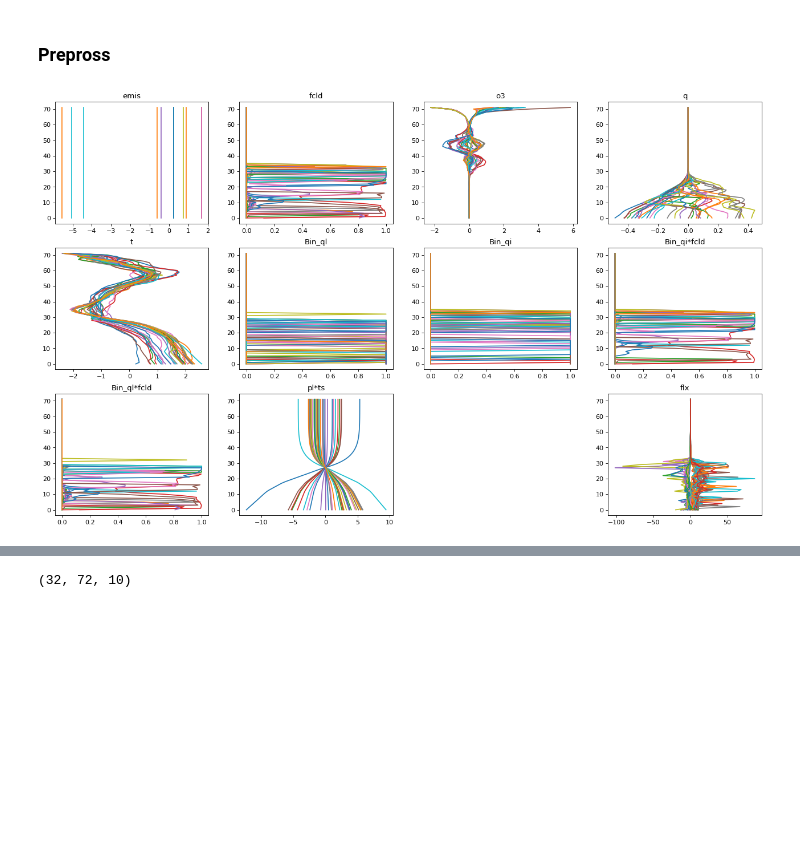
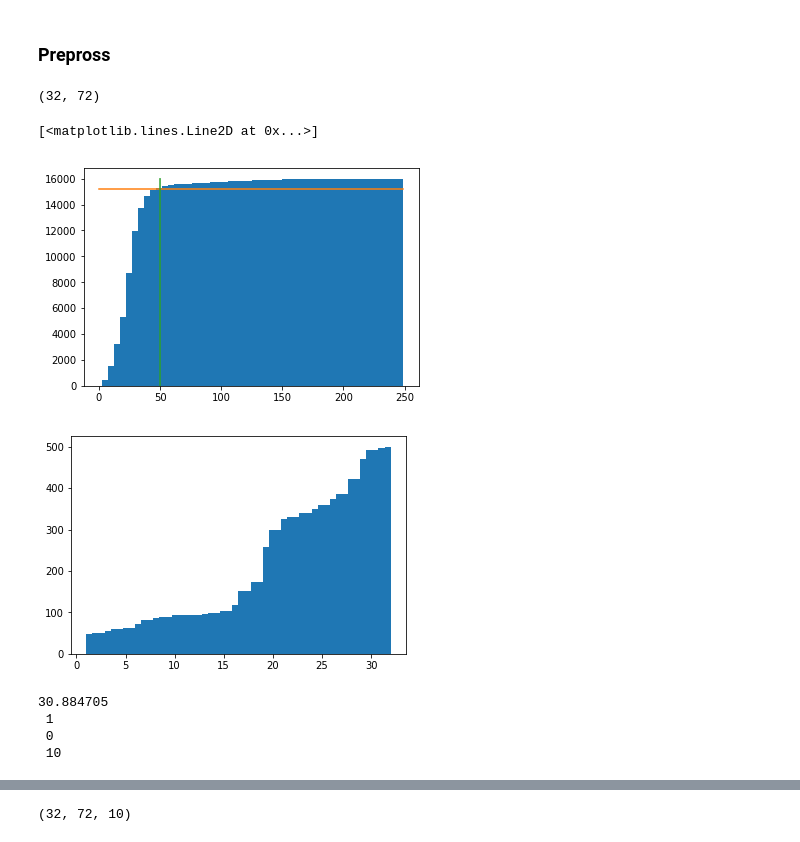
Before and after one commit to VIsh76/FLX_NN_emulation, a Jupyter notebook: Unet-Trainer.ipynb, the cells around one changed output, grey strips where cells are left out. Cells and saved outputs as stored; diff of their text form; code cells hidden in the pictures; blank space fills up the shorter version.

```diff
--- a/Unet-Trainer.ipynb
+++ b/Unet-Trainer.ipynb
@@ -93,8 +123,36 @@ header_y = train_generator.new_variables_pred
 in_channel=len(header_x)
 o_channel = len(header_y)
 lev=72
-# %%
-x,y = train_generator[500]
-Plot_Batch(x,y,header_x)
-# %% [output]
-[figure, removed]
+# %%
+I = np.arange(len(train_generator))
+np.random.shuffle(I)
+I0 = I[:500].copy()
+I0.sort()
+# %%
+y.shape
+# %% [output]
+(32, 72)
+# %%
+M = []
+Id_m = []
+
+for i in I0:
+    x,y = train_generator[i]
+    J=np.arange(batch_size)
+#    Plot_Batch(x[J],y[J],header_x)
+    M.append( np.max(y, axis=1))
+    Id_m.append(72 - np.argmax(np.max(y, axis=0)))
+# %%
+M = np.array(M)
+# %%
+plt.hist(M.flatten(), bins=50, cumulative=True);
+plt.plot(len(M.flatten())*0.95*np.ones(250))
+plt.plot(np.arange(len(M.flatten())/10)*0+50  ,np.arange(len(M.flatten())/10)*10)
+#plt.hist(M, bins=50)
+# %% [output]
+[<matplotlib.lines.Line2D at 0x...>]
+[figure, added]
+# %%
+plt.hist(Id_m, bins=50, cumulative=True);
+# %% [output]
+[figure, added]
@@ -100,0 +166,7 @@ Plot_Batch(x,y,header_x)
+# %%
+print(maxi,'\n', lev_max, '\n', argmax, '\n', pmin)
+# %% [output]
+30.884705
+ 1
+ 0
+ 10
```
Also changed, not shown: parts of 9 cells of this notebook, 3 other files.
